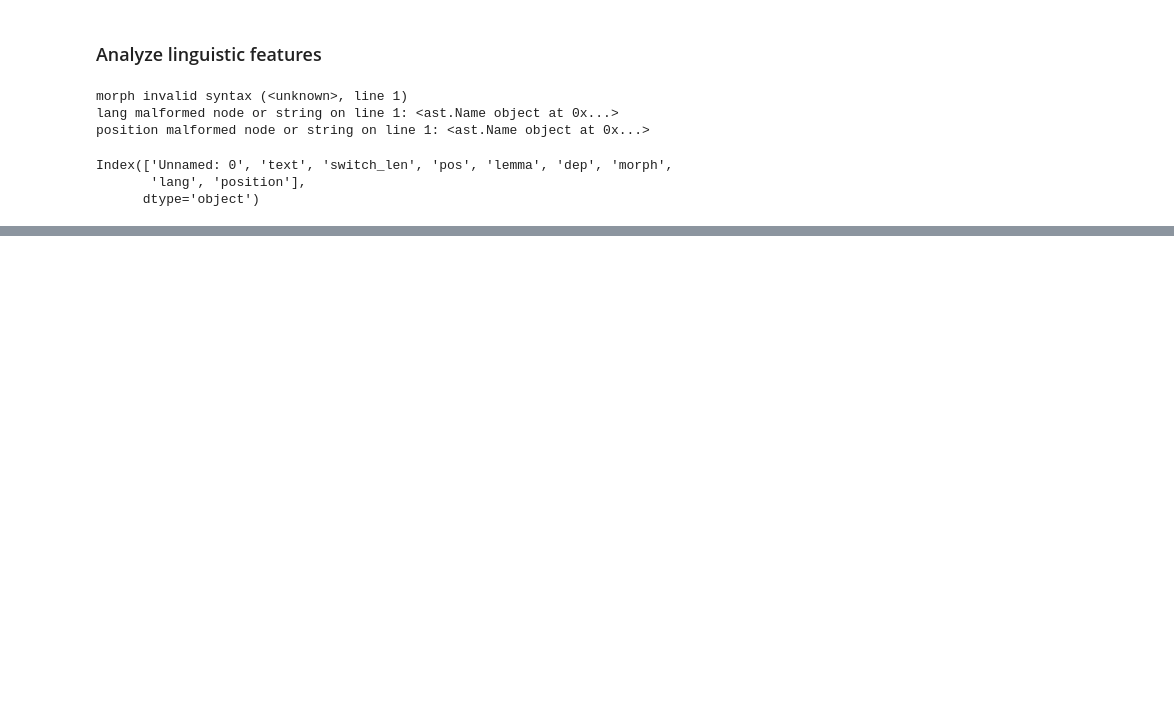
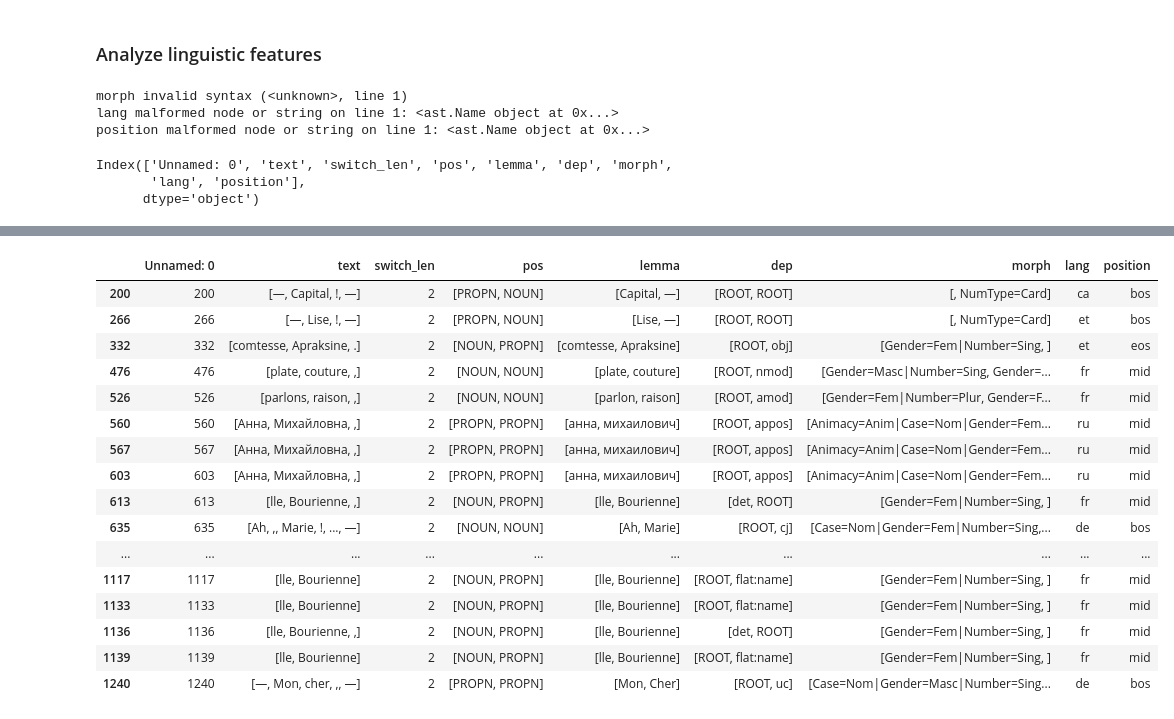
Before and after one commit to LydiaKoerber/cs-vojna-i-mir, a Jupyter notebook: scripts/analysis.ipynb, the cells around one changed output, grey strips where cells are left out. Saved outputs shown, nothing was run; the diff lists cells and outputs as text; code cells hidden in the pictures; blank space fills up the shorter version.

```diff
--- a/scripts/analysis.ipynb
+++ b/scripts/analysis.ipynb
@@ -165,0 +253,20 @@ Name: count, dtype: int64
+# %%
+feats[(feats['switch_len'] == 2) & (feats['pos'].apply(lambda x: not any(pos not in ['NOUN', 'PROPN'] for pos in x)))]
+# %% [output]
+|  | Unnamed: 0 | text | switch_len | pos | lemma | dep | morph | lang | position |
+| 200 | 200 | [—, Capital, !, —] | 2 | [PROPN, NOUN] | [Capital, —] | [ROOT, ROOT] | [, NumType=Card] | ca | bos |
+| 266 | 266 | [—, Lise, !, —] | 2 | [PROPN, NOUN] | [Lise, —] | [ROOT, ROOT] | [, NumType=Card] | et | bos |
+| 332 | 332 | [comtesse, Apraksine, .] | 2 | [NOUN, PROPN] | [comtesse, Apraksine] | [ROOT, obj] | [Gender=Fem|Number=Sing, ] | et | eos |
+| 476 | 476 | [plate, couture, ,] | 2 | [NOUN, NOUN] | [plate, couture] | [ROOT, nmod] | [Gender=Masc|Number=Sing, Gender=... | fr | mid |
+| 526 | 526 | [parlons, raison, ,] | 2 | [NOUN, NOUN] | [parlon, raison] | [ROOT, amod] | [Gender=Fem|Number=Plur, Gender=F... | fr | mid |
+| 560 | 560 | [Анна, Михайловна, ,] | 2 | [PROPN, PROPN] | [анна, михаилович] | [ROOT, appos] | [Animacy=Anim|Case=Nom|Gender=Fem... | ru | mid |
+| 567 | 567 | [Анна, Михайловна, ,] | 2 | [PROPN, PROPN] | [анна, михаилович] | [ROOT, appos] | [Animacy=Anim|Case=Nom|Gender=Fem... | ru | mid |
+| 603 | 603 | [Анна, Михайловна, ,] | 2 | [PROPN, PROPN] | [анна, михаилович] | [ROOT, appos] | [Animacy=Anim|Case=Nom|Gender=Fem... | ru | mid |
+| 613 | 613 | [lle, Bourienne, ,] | 2 | [NOUN, PROPN] | [lle, Bourienne] | [det, ROOT] | [Gender=Fem|Number=Sing, ] | fr | mid |
+| 635 | 635 | [Ah, ,, Marie, !, ..., —] | 2 | [NOUN, NOUN] | [Ah, Marie] | [ROOT, cj] | [Case=Nom|Gender=Fem|Number=Sing,... | de | bos |
+| ... | ... | ... | ... | ... | ... | ... | ... | ... | ... |
+| 1117 | 1117 | [lle, Bourienne] | 2 | [NOUN, PROPN] | [lle, Bourienne] | [ROOT, flat:name] | [Gender=Fem|Number=Sing, ] | fr | mid |
+| 1133 | 1133 | [lle, Bourienne] | 2 | [NOUN, PROPN] | [lle, Bourienne] | [ROOT, flat:name] | [Gender=Fem|Number=Sing, ] | fr | mid |
+| 1136 | 1136 | [lle, Bourienne, ,] | 2 | [NOUN, PROPN] | [lle, Bourienne] | [det, ROOT] | [Gender=Fem|Number=Sing, ] | fr | mid |
+| 1139 | 1139 | [lle, Bourienne] | 2 | [NOUN, PROPN] | [lle, Bourienne] | [ROOT, flat:name] | [Gender=Fem|Number=Sing, ] | fr | mid |
+| 1240 | 1240 | [—, Mon, cher, ,, —] | 2 | [PROPN, PROPN] | [Mon, Cher] | [ROOT, uc] | [Case=Nom|Gender=Masc|Number=Sing... | de | bos |
```
Also changed, not shown: parts of 22 cells of this notebook, 3 other files.
